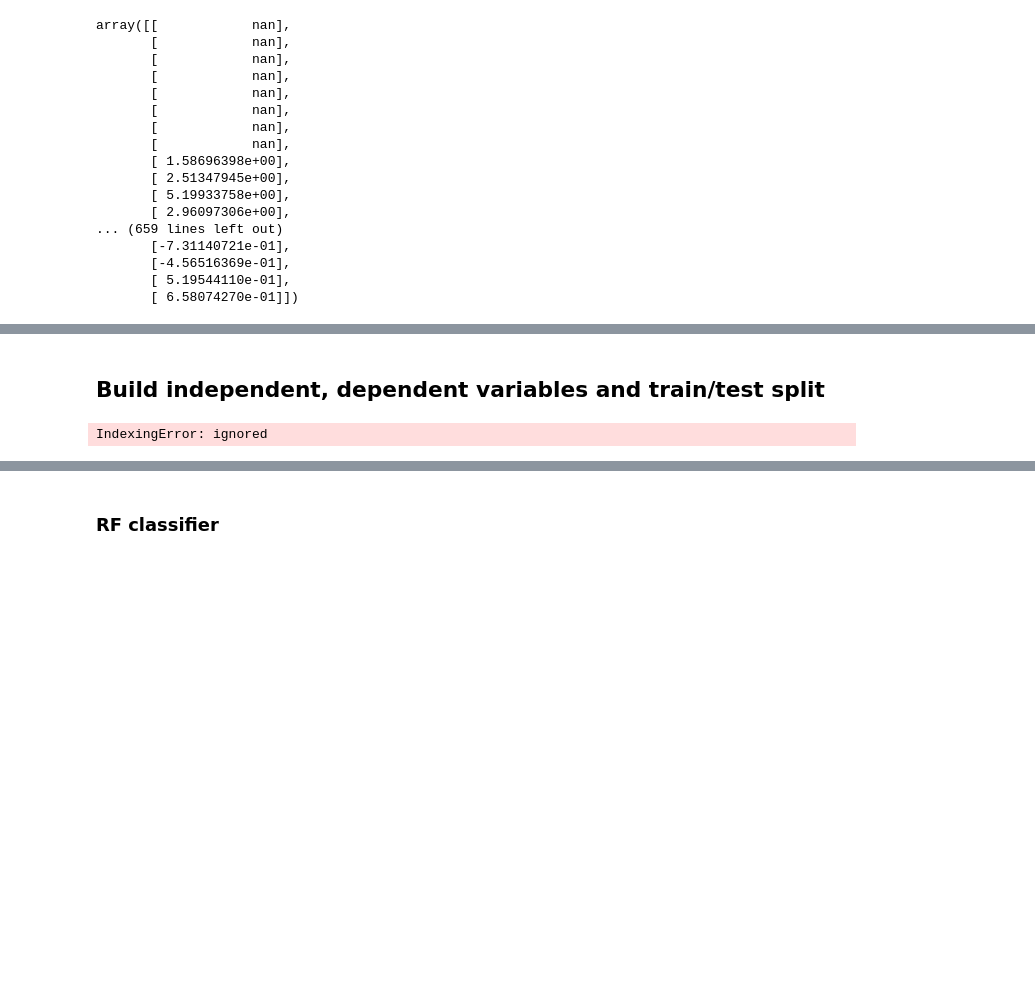
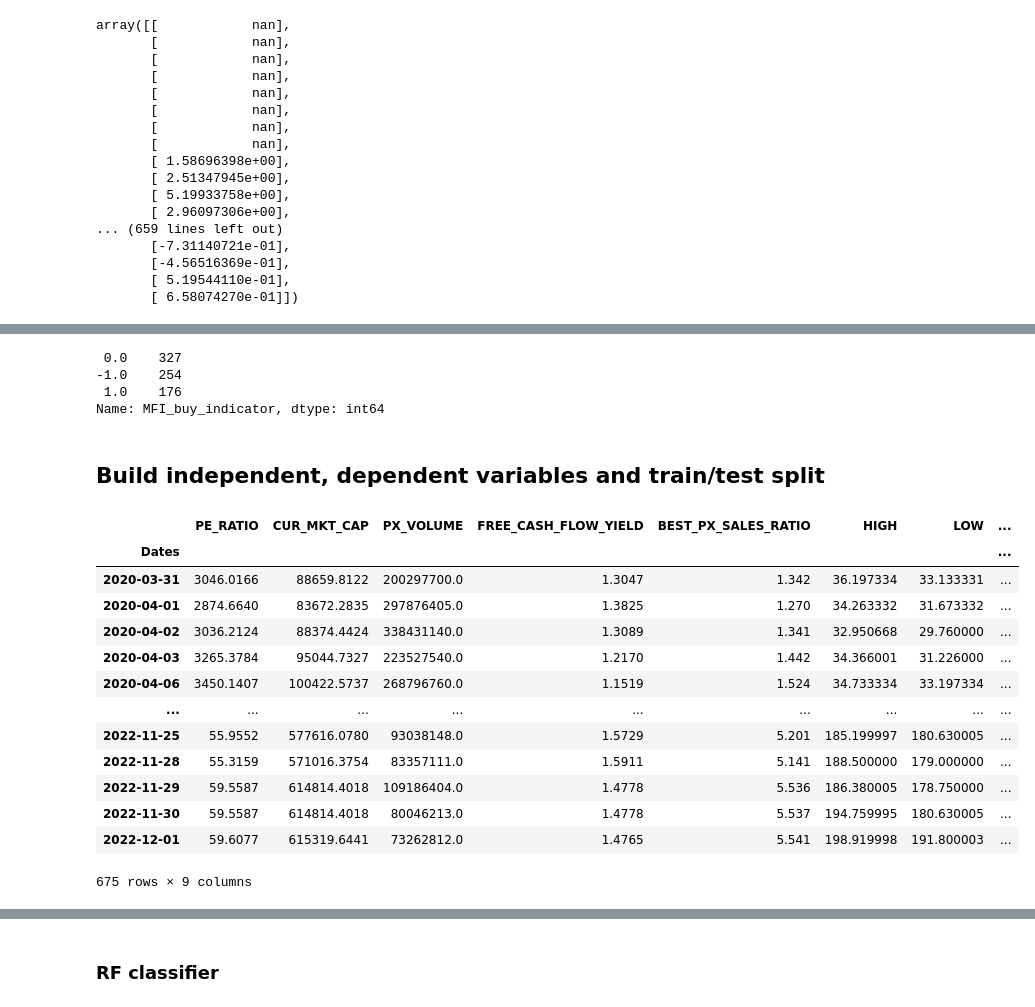
Before and after one commit to rohan-r-kulkarni/bigtech_analysis, a Jupyter notebook: Tejas_bigtech_rf.ipynb, the cells around one changed output, grey strips where cells are left out. Saved outputs shown, nothing was run; the diff lists cells and outputs as text; code cells hidden in the pictures; blank space fills up the shorter version.

```diff
--- a/Tejas_bigtech_rf.ipynb
+++ b/Tejas_bigtech_rf.ipynb
@@ -294,2 +295,39 @@ Name: PX_OFFICIAL_CLOSE, Length: 675, dtype: float64
+# %%
+# Money Flow Index (MFI)
+### Oversold levels occur below 20 and overbought levels usually occur above 80
+import matplotlib.pyplot as plt
+
+def gain(x):
+    return ((x > 0) * x).sum()
+
+def loss(x):
+    return ((x < 0) * x).sum()
+
+# Calculate money flow index
+def mfi(high, low, close, volume, n=14):
+    typical_price = (high + low + close)/3
+    money_flow = typical_price * volume
+    mf_sign = np.where(typical_price > typical_price.shift(1), 1, -1)
+    signed_mf = money_flow * mf_sign
+    mf_avg_gain = signed_mf.rolling(n).apply(gain, raw=True)
+    mf_avg_loss = signed_mf.rolling(n).apply(loss, raw=True)
+    return (100 - (100 / (1 + (mf_avg_gain / abs(mf_avg_loss))))).to_numpy()
+
+
+#CAN PUT BELOW IN LOOP
+# Oversold levels occur below 20 and overbought levels usually occur above 80
+stocks['AAPL']['MFI'] = mfi(stocks['AAPL']['HIGH'], stocks['AAPL']['LOW'], stocks['AAPL']['PX_OFFICIAL_CLOSE'], stocks['AAPL']['PX_VOLUME'], 14)
+
+mask_less = ((stocks['AAPL']['MFI'] < 40))
+mask_more = ((stocks['AAPL']['MFI'] > 60))
+mask_hold = ((stocks['AAPL']['MFI'] > 40) |(stocks['AAPL']['MFI'] < 60))
+
+stocks['AAPL']['MFI_buy_indicator'] = stocks['AAPL']['MFI'].mask(mask_hold,0).mask(mask_less,1).mask(mask_more,-1)
+stocks['AAPL']['MFI_buy_indicator'].value_counts()
+# %% [output]
+ 0.0    327
+-1.0    254
+ 1.0    176
+Name: MFI_buy_indicator, dtype: int64
 # %% [markdown]
 <h2> Build independent, dependent variables and train/test split </h2>
@@ -296,12 +336,25 @@ Name: PX_OFFICIAL_CLOSE, Length: 675, dtype: float64
 # %%
 #get indepdendent variables
-x = stocks[s].iloc[:, 'PE_RATIO', 'CUR_MKT_CAP', 'PX_VOLUME',
+x = stocks[s][['PE_RATIO', 'CUR_MKT_CAP', 'PX_VOLUME',
        'FREE_CASH_FLOW_YIELD', 'BEST_PX_SALES_RATIO',
-       'HIGH', 'LOW', 'ADJ_CLOSE', 'day_change', 'buy_indicator'
-                  ]
+       'HIGH', 'LOW', 'ADJ_CLOSE', 'day_change'
+                  ]]
 x
 # %% [output]
+|  | PE_RATIO | CUR_MKT_CAP | PX_VOLUME | FREE_CASH_FLOW_YIELD | BEST_PX_SALES_RATIO | HIGH | LOW | ... |
+| Dates |  |  |  |  |  |  |  | ... |
+| 2020-03-31 | 3046.0166 | 88659.8122 | 200297700.0 | 1.3047 | 1.342 | 36.197334 | 33.133331 | ... |
+| 2020-04-01 | 2874.6640 | 83672.2835 | 297876405.0 | 1.3825 | 1.270 | 34.263332 | 31.673332 | ... |
+| 2020-04-02 | 3036.2124 | 88374.4424 | 338431140.0 | 1.3089 | 1.341 | 32.950668 | 29.760000 | ... |
+| 2020-04-03 | 3265.3784 | 95044.7327 | 223527540.0 | 1.2170 | 1.442 | 34.366001 | 31.226000 | ... |
+| 2020-04-06 | 3450.1407 | 100422.5737 | 268796760.0 | 1.1519 | 1.524 | 34.733334 | 33.197334 | ... |
+| ... | ... | ... | ... | ... | ... | ... | ... | ... |
+| 2022-11-25 | 55.9552 | 577616.0780 | 93038148.0 | 1.5729 | 5.201 | 185.199997 | 180.630005 | ... |
+| 2022-11-28 | 55.3159 | 571016.3754 | 83357111.0 | 1.5911 | 5.141 | 188.500000 | 179.000000 | ... |
+| 2022-11-29 | 59.5587 | 614814.4018 | 109186404.0 | 1.4778 | 5.536 | 186.380005 | 178.750000 | ... |
+| 2022-11-30 | 59.5587 | 614814.4018 | 80046213.0 | 1.4778 | 5.537 | 194.759995 | 180.630005 | ... |
+| 2022-12-01 | 59.6077 | 615319.6441 | 73262812.0 | 1.4765 | 5.541 | 198.919998 | 191.800003 | ... |
-IndexingError: ignored
+675 rows × 9 columns
 # %%
 from sklearn.model_selection import train_test_split
 #Get x_train, x_test, y_train, y_test
```
Also changed, not shown: parts of 30 cells of this notebook.
